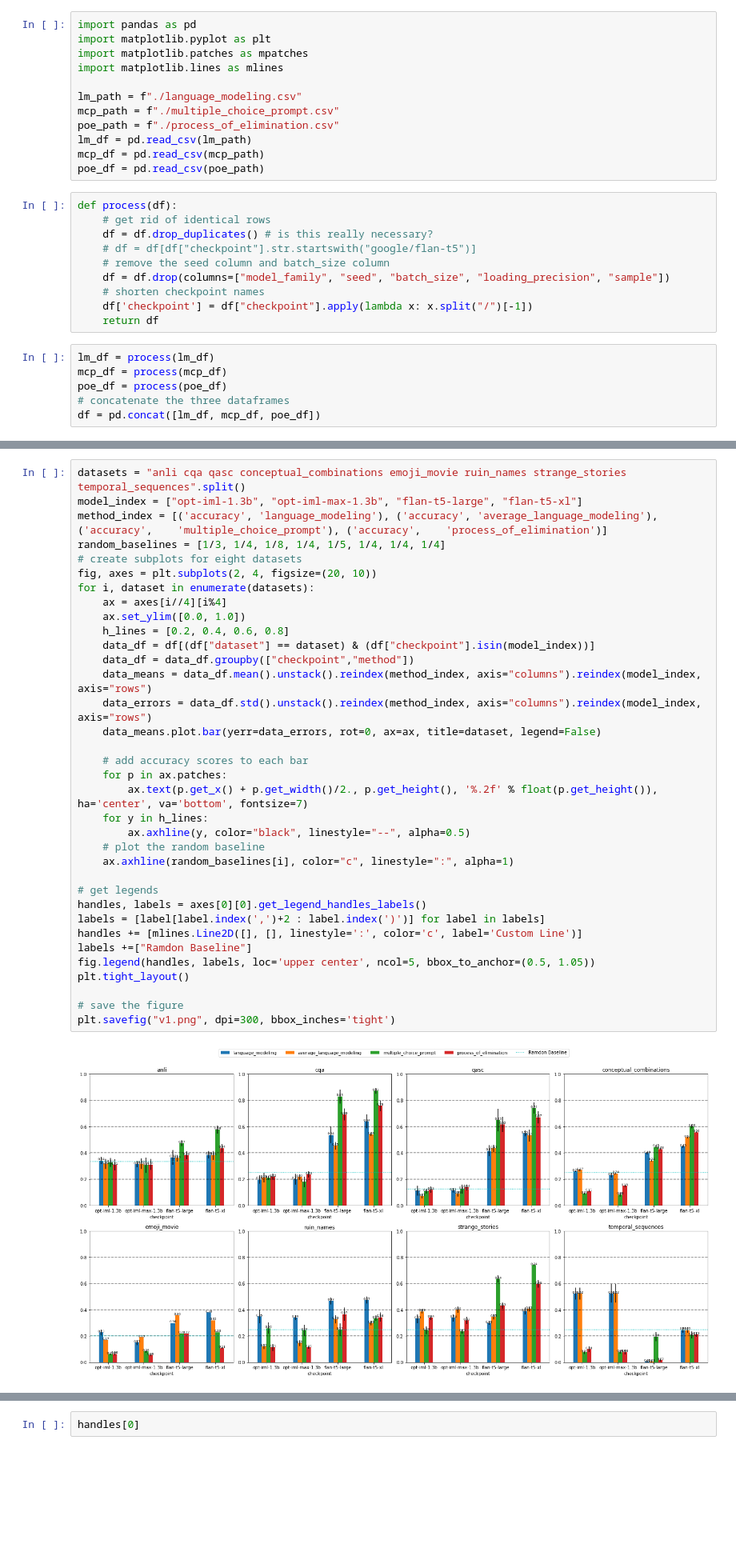
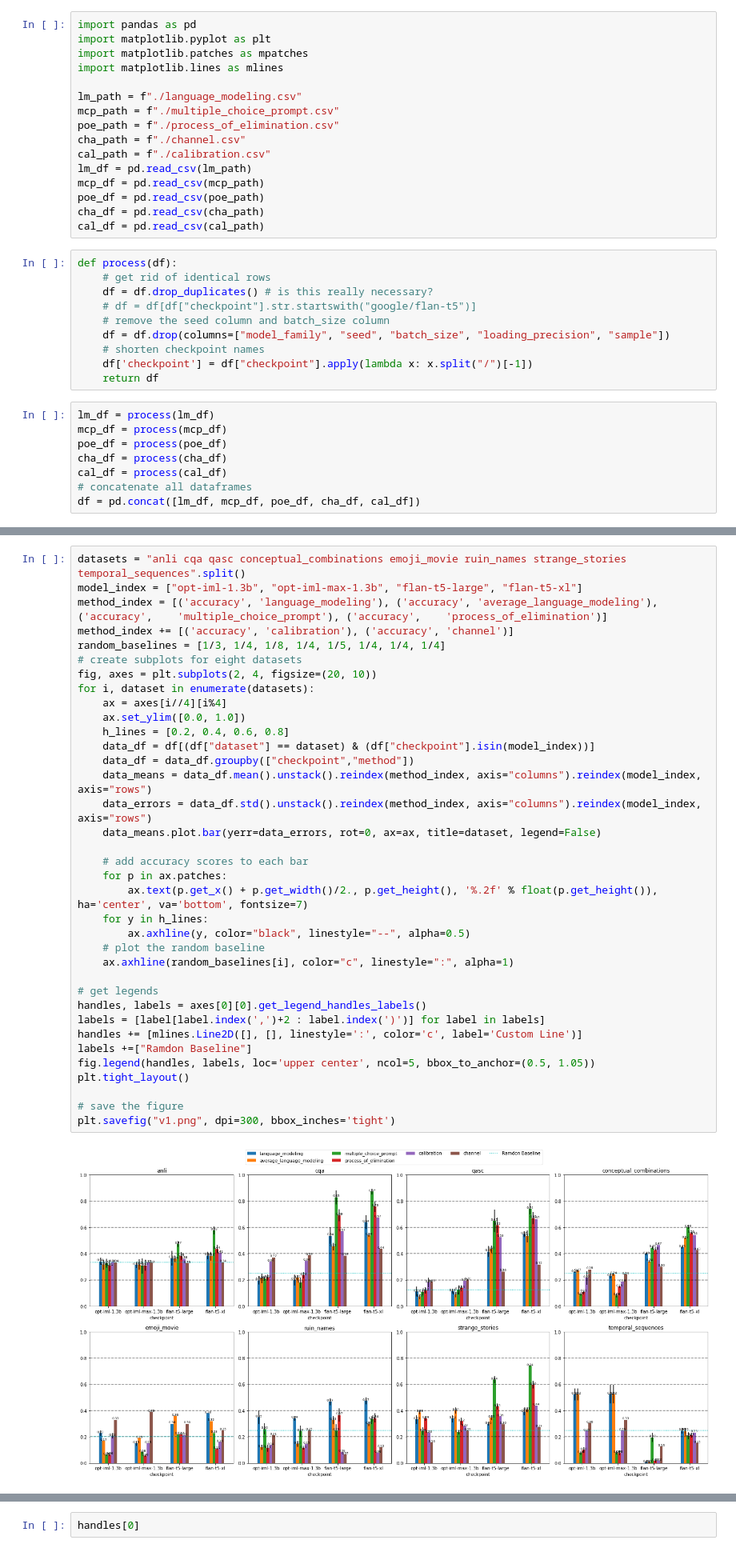
Before and after one commit to KasMasVan/csr_exp_resource_index, a Jupyter notebook: results/process.ipynb, the cells around one changed output, grey strips where cells are left out. Shown: that part at 80% size. Saved outputs shown, nothing was run; the diff lists cells and outputs as text; blank space fills up the shorter version.

Commit message:
Results from channel and calibration

```diff
--- a/results/process.ipynb
+++ b/results/process.ipynb
@@ -7,9 +7,13 @@ import matplotlib.lines as mlines
 lm_path = f"./language_modeling.csv"
 mcp_path = f"./multiple_choice_prompt.csv"
 poe_path = f"./process_of_elimination.csv"
+cha_path = f"./channel.csv"
+cal_path = f"./calibration.csv"
 lm_df = pd.read_csv(lm_path)
 mcp_df = pd.read_csv(mcp_path)
 poe_df = pd.read_csv(poe_path)
+cha_df = pd.read_csv(cha_path)
+cal_df = pd.read_csv(cal_path)
 # %%
 def process(df):
     # get rid of identical rows
@@ -24,5 +28,7 @@ def process(df):
 lm_df = process(lm_df)
 mcp_df = process(mcp_df)
 poe_df = process(poe_df)
-# concatenate the three dataframes
-df = pd.concat([lm_df, mcp_df, poe_df])
+cha_df = process(cha_df)
+cal_df = process(cal_df)
+# concatenate all dataframes
+df = pd.concat([lm_df, mcp_df, poe_df, cha_df, cal_df])
@@ -30,39 +42,40 @@ df = pd.concat([lm_df, mcp_df, poe_df])
 datasets = "anli cqa qasc conceptual_combinations emoji_movie ruin_names strange_stories temporal_sequences".split()
 model_index = ["opt-iml-1.3b", "opt-iml-max-1.3b", "flan-t5-large", "flan-t5-xl"]
 method_index = [('accuracy', 'language_modeling'), ('accuracy', 'average_language_modeling'), ('accuracy',    'multiple_choice_prompt'), ('accuracy',    'process_of_elimination')]
+method_index += [('accuracy', 'calibration'), ('accuracy', 'channel')]
 random_baselines = [1/3, 1/4, 1/8, 1/4, 1/5, 1/4, 1/4, 1/4]
 # create subplots for eight datasets
 fig, axes = plt.subplots(2, 4, figsize=(20, 10))
 for i, dataset in enumerate(datasets):
     ax = axes[i//4][i%4]
     ax.set_ylim([0.0, 1.0])
     h_lines = [0.2, 0.4, 0.6, 0.8]
     data_df = df[(df["dataset"] == dataset) & (df["checkpoint"].isin(model_index))]
     data_df = data_df.groupby(["checkpoint","method"])
     data_means = data_df.mean().unstack().reindex(method_index, axis="columns").reindex(model_index, axis="rows")
     data_errors = data_df.std().unstack().reindex(method_index, axis="columns").reindex(model_index, axis="rows")
     data_means.plot.bar(yerr=data_errors, rot=0, ax=ax, title=dataset, legend=False)
 
     # add accuracy scores to each bar
     for p in ax.patches:
         ax.text(p.get_x() + p.get_width()/2., p.get_height(), '%.2f' % float(p.get_height()), ha='center', va='bottom', fontsize=7)
     for y in h_lines:
         ax.axhline(y, color="black", linestyle="--", alpha=0.5)
     # plot the random baseline
     ax.axhline(random_baselines[i], color="c", linestyle=":", alpha=1)
 
 # get legends
 handles, labels = axes[0][0].get_legend_handles_labels()
 labels = [label[label.index(',')+2 : label.index(')')] for label in labels]
 handles += [mlines.Line2D([], [], linestyle=':', color='c', label='Custom Line')]
 labels +=["Ramdon Baseline"]
 fig.legend(handles, labels, loc='upper center', ncol=5, bbox_to_anchor=(0.5, 1.05))
 plt.tight_layout()
 
 # save the figure
 plt.savefig("v1.png", dpi=300, bbox_inches='tight')
 # %% [output]
-[figure, old version]
+[figure, new version]
 # %%
 # plot flan-t5-xl on all benchmarks.
 model = "flan-t5-xl"
```
Also changed, not shown: parts of 2 cells of this notebook, 4 other files.
